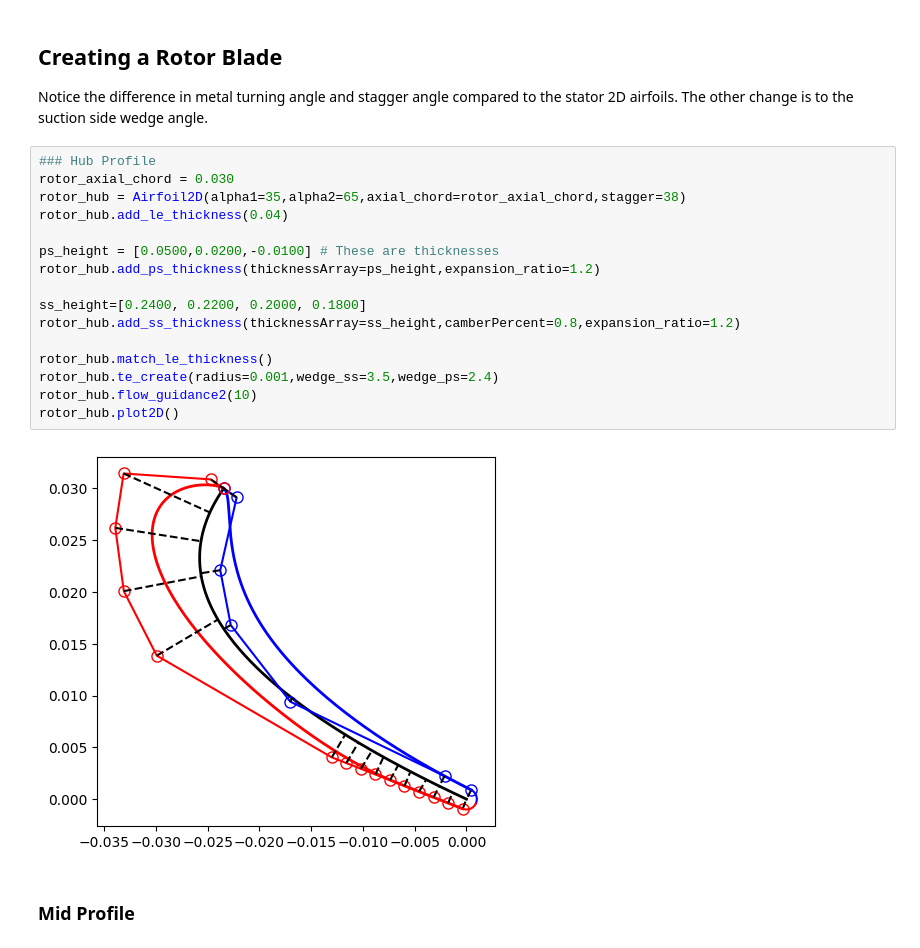
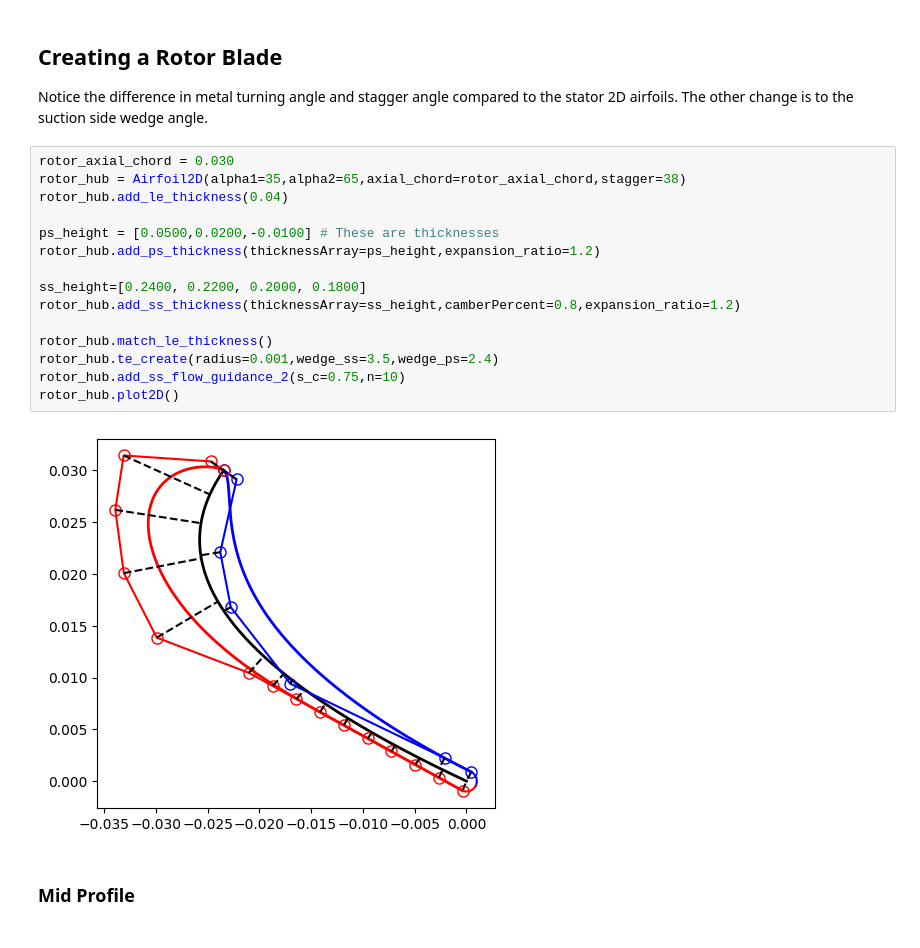
Before and after one commit to nasa/pyturbo-aero, a Jupyter notebook: tutorials/3D_StageTutorial.ipynb, the cells around one changed output. Drawn from its saved outputs; the diff is of its cells as text.

```diff
--- a/tutorials/3D_StageTutorial.ipynb
+++ b/tutorials/3D_StageTutorial.ipynb
@@ -121,23 +122,22 @@ stator3D.plot3D()
 ## Creating a Rotor Blade
 Notice the difference in metal turning angle and stagger angle compared to the stator 2D airfoils. The other change is to the suction side wedge angle.
 # %%
-### Hub Profile
 rotor_axial_chord = 0.030
 rotor_hub = Airfoil2D(alpha1=35,alpha2=65,axial_chord=rotor_axial_chord,stagger=38)
 rotor_hub.add_le_thickness(0.04)
 
 ps_height = [0.0500,0.0200,-0.0100] # These are thicknesses
 rotor_hub.add_ps_thickness(thicknessArray=ps_height,expansion_ratio=1.2)
 
 ss_height=[0.2400, 0.2200, 0.2000, 0.1800]
 rotor_hub.add_ss_thickness(thicknessArray=ss_height,camberPercent=0.8,expansion_ratio=1.2)
 
 rotor_hub.match_le_thickness()
 rotor_hub.te_create(radius=0.001,wedge_ss=3.5,wedge_ps=2.4)
-rotor_hub.flow_guidance2(10)
+rotor_hub.add_ss_flow_guidance_2(s_c=0.75,n=10)
 rotor_hub.plot2D()
 # %% [output]
-[figure, old version]
+[figure, new version]
 # %% [markdown]
 ### Mid Profile
 # %%
```
Also changed, not shown: parts of 16 cells of this notebook, 37 other files.
